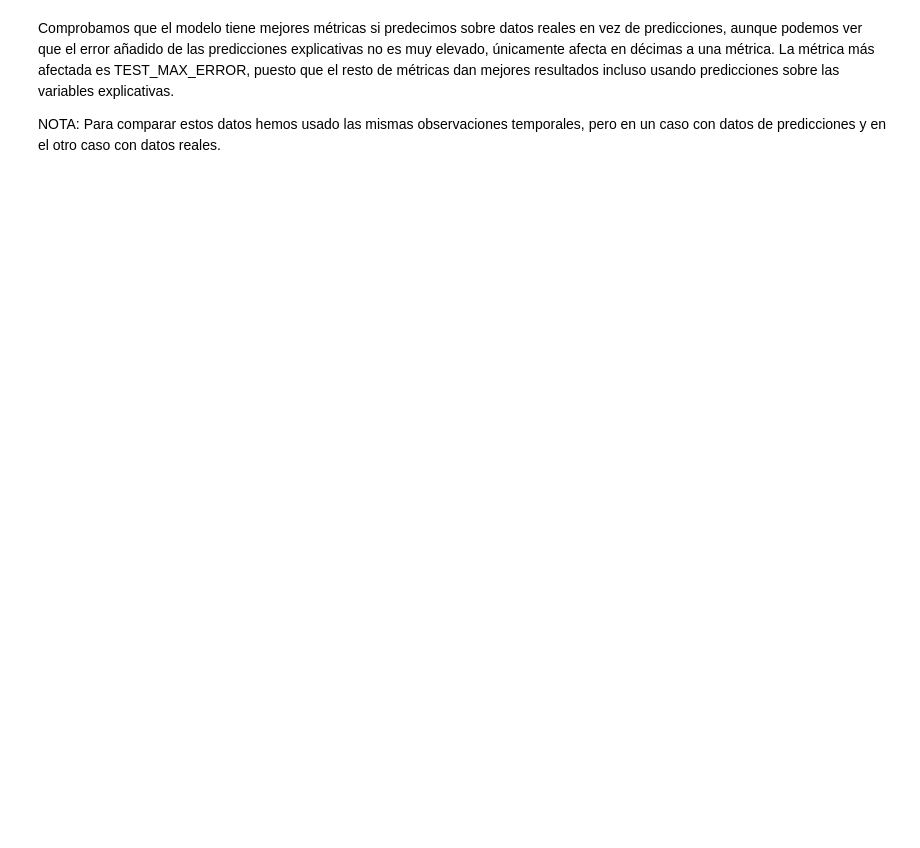
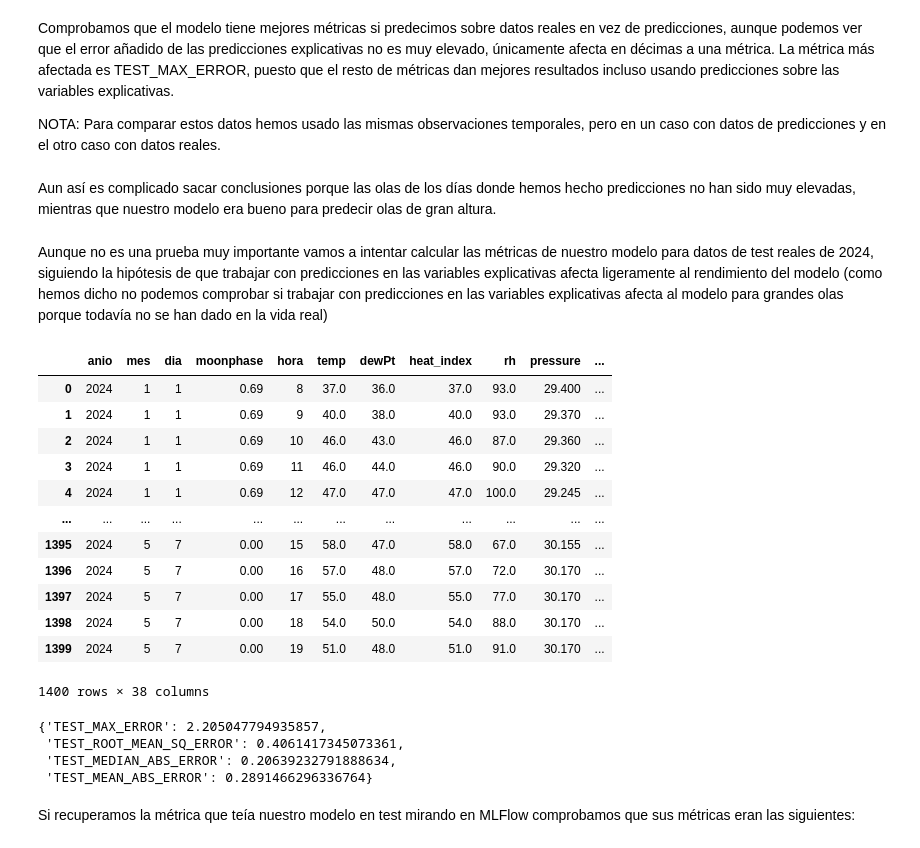
Before and after one commit to MarioBaldocchi/PD, a Jupyter notebook: forecasts/evaluacion.ipynb, the cells around one changed output. Saved outputs shown, nothing was run; the diff lists cells and outputs as text; code cells hidden in the pictures; blank space fills up the shorter version.

Commit message:
Evaluacion con últimas conclusiones

```diff
--- a/forecasts/evaluacion.ipynb
+++ b/forecasts/evaluacion.ipynb
@@ -240,3 +259,24 @@ df_results
 Comprobamos que el modelo tiene mejores métricas si predecimos sobre datos reales en vez de predicciones, aunque podemos ver que el error añadido de las predicciones explicativas no es muy elevado, únicamente afecta en décimas a una métrica. La métrica más afectada es TEST_MAX_ERROR, puesto que el resto de métricas dan mejores resultados incluso usando predicciones sobre las variables explicativas.
 
 NOTA: Para comparar estos datos hemos usado las mismas observaciones temporales, pero en un caso con datos de predicciones y en el otro caso con datos reales.
+# %% [markdown]
+Aun así es complicado sacar conclusiones porque las olas de los días donde hemos hecho predicciones no han sido muy elevadas, mientras que nuestro modelo era bueno para predecir olas de gran altura.
+# %% [markdown]
+Aunque no es una prueba muy importante vamos a intentar calcular las métricas de nuestro modelo para datos de test reales de 2024, siguiendo la hipótesis de que trabajar con predicciones en las variables explicativas afecta ligeramente al rendimiento del modelo (como hemos dicho no podemos comprobar si trabajar con predicciones en las variables explicativas afecta al modelo para grandes olas porque todavía no se han dado en la vida real)
+# %%
+df_2024 = pd.read_parquet("../clean/df_2024.parquet")
+df_2024
+# %% [output]
+|  | anio | mes | dia | moonphase | hora | temp | dewPt | heat_index | rh | pressure | ... |
+| 0 | 2024 | 1 | 1 | 0.69 | 8 | 37.0 | 36.0 | 37.0 | 93.0 | 29.400 | ... |
+| 1 | 2024 | 1 | 1 | 0.69 | 9 | 40.0 | 38.0 | 40.0 | 93.0 | 29.370 | ... |
+| 2 | 2024 | 1 | 1 | 0.69 | 10 | 46.0 | 43.0 | 46.0 | 87.0 | 29.360 | ... |
+| 3 | 2024 | 1 | 1 | 0.69 | 11 | 46.0 | 44.0 | 46.0 | 90.0 | 29.320 | ... |
+| 4 | 2024 | 1 | 1 | 0.69 | 12 | 47.0 | 47.0 | 47.0 | 100.0 | 29.245 | ... |
+| ... | ... | ... | ... | ... | ... | ... | ... | ... | ... | ... | ... |
+| 1395 | 2024 | 5 | 7 | 0.00 | 15 | 58.0 | 47.0 | 58.0 | 67.0 | 30.155 | ... |
+| 1396 | 2024 | 5 | 7 | 0.00 | 16 | 57.0 | 48.0 | 57.0 | 72.0 | 30.170 | ... |
+| 1397 | 2024 | 5 | 7 | 0.00 | 17 | 55.0 | 48.0 | 55.0 | 77.0 | 30.170 | ... |
+| 1398 | 2024 | 5 | 7 | 0.00 | 18 | 54.0 | 50.0 | 54.0 | 88.0 | 30.170 | ... |
+| 1399 | 2024 | 5 | 7 | 0.00 | 19 | 51.0 | 48.0 | 51.0 | 91.0 | 30.170 | ... |
+1400 rows × 38 columns
@@ -242,0 +289,9 @@ NOTA: Para comparar estos datos hemos usado las mismas observaciones temporales,
+# %%
+calcular_metricas(y_2024, predicciones_modelo_sobre_2024)
+# %% [output]
+{'TEST_MAX_ERROR': 2.205047794935857,
+ 'TEST_ROOT_MEAN_SQ_ERROR': 0.4061417345073361,
+ 'TEST_MEDIAN_ABS_ERROR': 0.20639232791888634,
+ 'TEST_MEAN_ABS_ERROR': 0.2891466296336764}
+# %% [markdown]
+Si recuperamos la métrica que teía nuestro modelo en test mirando en MLFlow comprobamos que sus métricas eran las siguientes:
```
Also changed, not shown: parts of 23 cells of this notebook.
